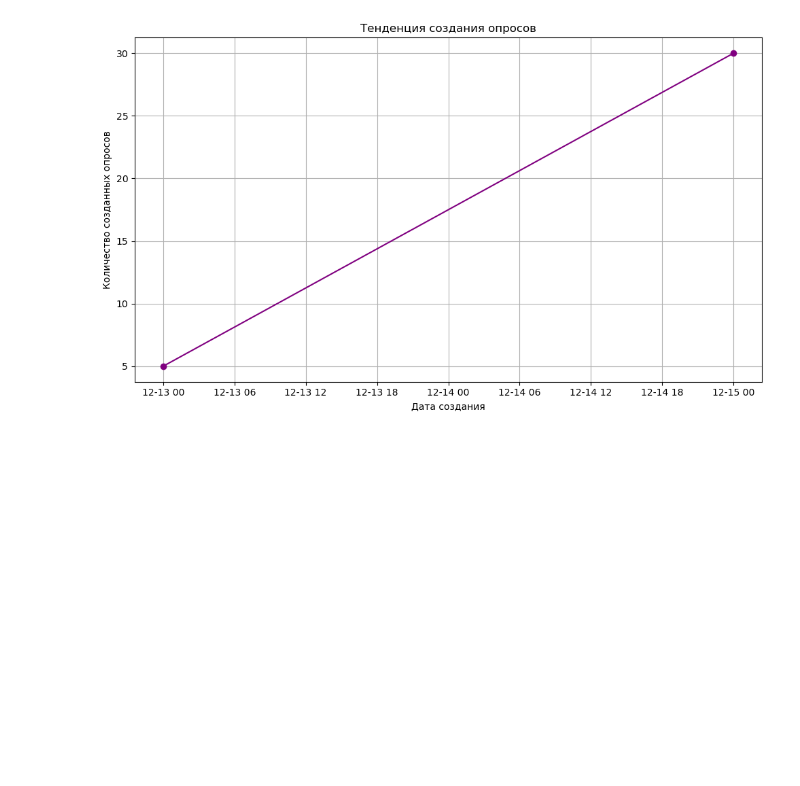
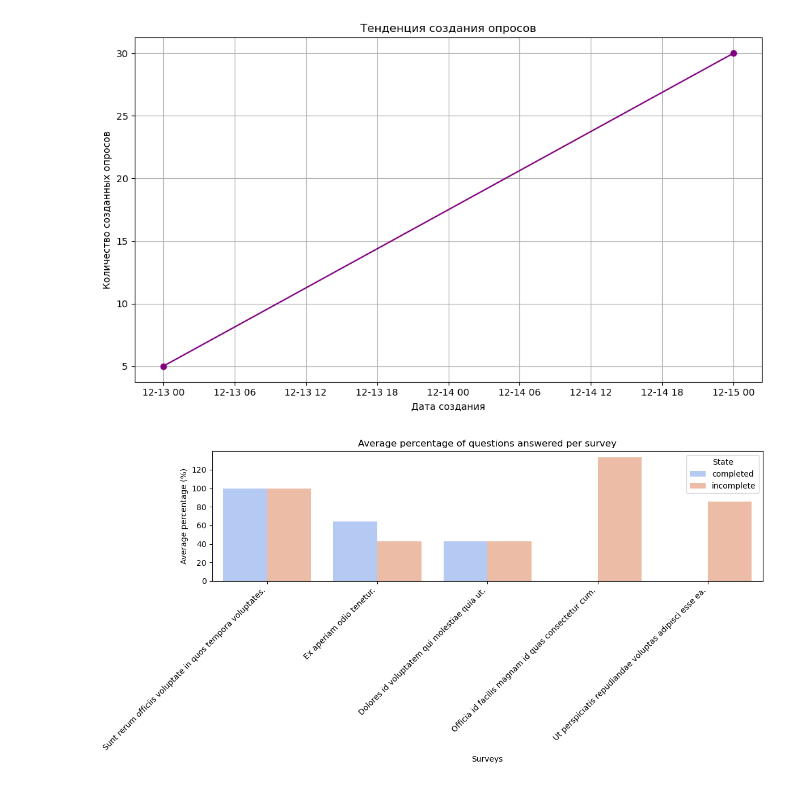
Before and after one commit to Duvi-D/Design-of-information-systems, a Jupyter notebook: Grapichs.ipynb, the cells around one changed output. Drawn from its saved outputs; the diff is of its cells as text; code cells hidden in the pictures; blank space fills up the shorter version.

```diff
--- a/Grapichs.ipynb
+++ b/Grapichs.ipynb
@@ -188,3 +188,64 @@ connection.close()
 [figure]
 [figure]
 [figure]
+# %%
+import mysql.connector
+import pandas as pd
+import matplotlib.pyplot as plt
+import seaborn as sns
+
+# Conexión a la base de datos
+connection = mysql.connector.connect(
+    host='localhost',
+    user='root',
+    password='123456',
+    database='hello_mysql'
+)
+
+query = """
+WITH TotalQuestions AS (
+    SELECT s.id AS survey_id, COUNT(q.id) AS total_questions
+    FROM Surveys s
+    JOIN Questions q ON s.id = q.survey_id
+    GROUP BY s.id
+),
+UserResponses AS (
+    SELECT ua.survey_id, ua.user_id, ua.status, COUNT(a.id) AS answered_questions
+    FROM UserAttempts ua
+    LEFT JOIN Answers a ON ua.survey_id = a.question_id
+    GROUP BY ua.survey_id, ua.user_id, ua.status
+),
+ResponsePercentage AS (
+    SELECT ur.survey_id, ur.user_id, ur.status,
+           (ur.answered_questions * 100.0 / tq.total_questions) AS percentage
+    FROM UserResponses ur
+    JOIN TotalQuestions tq ON ur.survey_id = tq.survey_id
+),
+AveragePercentage AS (
+    SELECT rp.survey_id, rp.status, AVG(rp.percentage) AS avg_response_percentage
+    FROM ResponsePercentage rp
+    GROUP BY rp.survey_id, rp.status
+)
+SELECT s.title AS survey_title, ap.status, ap.avg_response_percentage
+FROM AveragePercentage ap
+JOIN Surveys s ON ap.survey_id = s.id
+ORDER BY ap.status, ap.avg_response_percentage DESC;
+
+"""
+
+# Leer datos en un DataFrame
+df = pd.read_sql(query, connection)
+connection.close()
+
+# Configurar el gráfico
+plt.figure(figsize=(12, 6))
+sns.barplot(data=df, x='survey_title', y='avg_response_percentage', hue='status', palette='coolwarm')
+plt.xlabel('Surveys')
+plt.ylabel('Average percentage (%)')
+plt.title('Average percentage of questions answered per survey')
+plt.xticks(rotation=45, ha='right')
+plt.tight_layout()
+plt.legend(title='State')
+plt.show()
+# %% [output]
+[figure, added]
```
